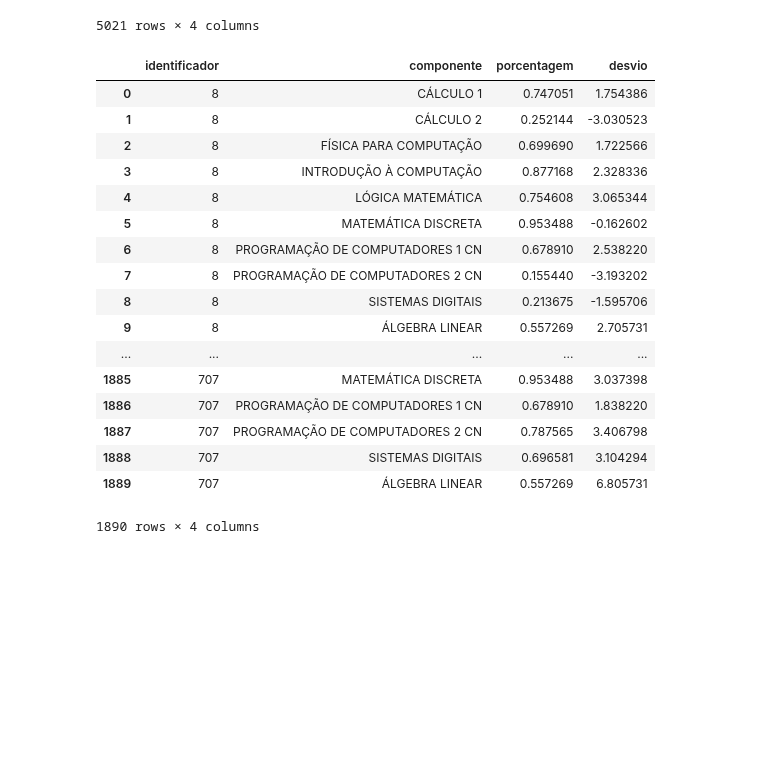
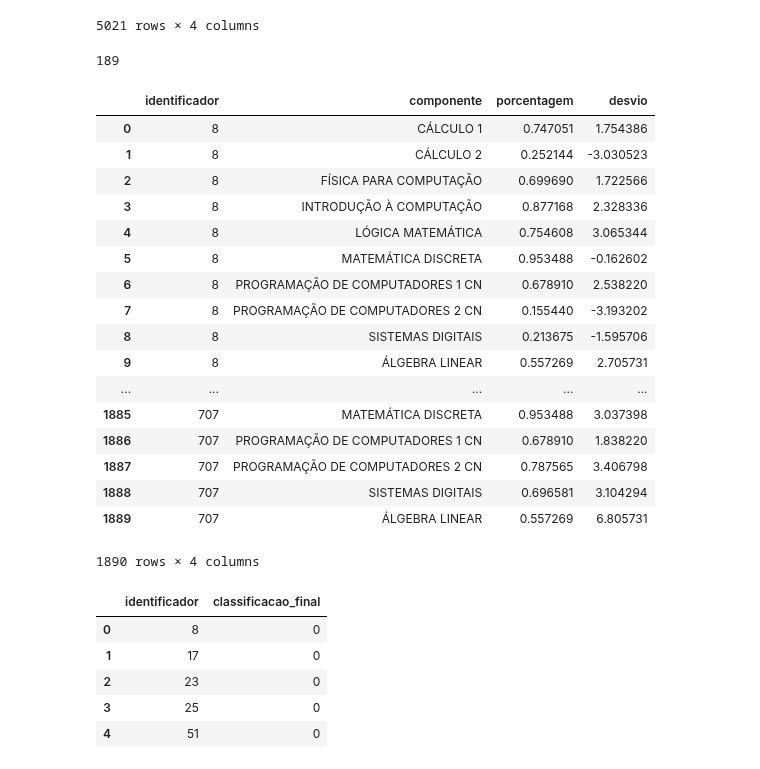
Before and after one commit to luanagbmartins/inteligencia-artificial, a Jupyter notebook: Decision Tree.ipynb, the cells around one changed output. Cells and saved outputs as stored; diff of their text form; code cells hidden in the pictures; blank space fills up the shorter version.

```diff
--- a/Decision Tree.ipynb
+++ b/Decision Tree.ipynb
@@ -401,9 +401,19 @@ test_count = resultado.groupby(by='identificador').count()
 
 test_count = test_count[test_count['componente']==test_count['componente'].max()].reset_index()[['identificador']]
 
+classes = alunos[['identificador', 'classificacao_final']]
 
-pd.merge(test_count, resultado, how='inner', on='identificador').sort_values(by=['identificador', 'componente'])
+dataset = pd.merge(test_count, resultado, how='inner', on='identificador')
+
+labels = dataset[['identificador']].drop_duplicates()
+
+dataset_labels = pd.merge(labels, classes, how='inner', on='identificador').\
+sort_values(by=['identificador'])
+
+print(dataset.shape[0] // 10)
+dataset
 # %% [output]
+189
 |  | identificador | componente | porcentagem | desvio |
 | 0 | 8 | CÁLCULO 1 | 0.747051 | 1.754386 |
 | 1 | 8 | CÁLCULO 2 | 0.252144 | -3.030523 |
@@ -421,4 +431,13 @@ pd.merge(test_count, resultado, how='inner', on='identificador').sort_values(by=
 | 1887 | 707 | PROGRAMAÇÃO DE COMPUTADORES 2 CN | 0.787565 | 3.406798 |
 | 1888 | 707 | SISTEMAS DIGITAIS | 0.696581 | 3.104294 |
 | 1889 | 707 | ÁLGEBRA LINEAR | 0.557269 | 6.805731 |
-1890 rows × 4 columns
+1890 rows × 4 columns
+# %%
+dataset_labels.head()
+# %% [output]
+|  | identificador | classificacao_final |
+| 0 | 8 | 0 |
+| 1 | 17 | 0 |
+| 2 | 23 | 0 |
+| 3 | 25 | 0 |
+| 4 | 51 | 0 |
```
Also changed, not shown: parts of 1 cell of this notebook.
